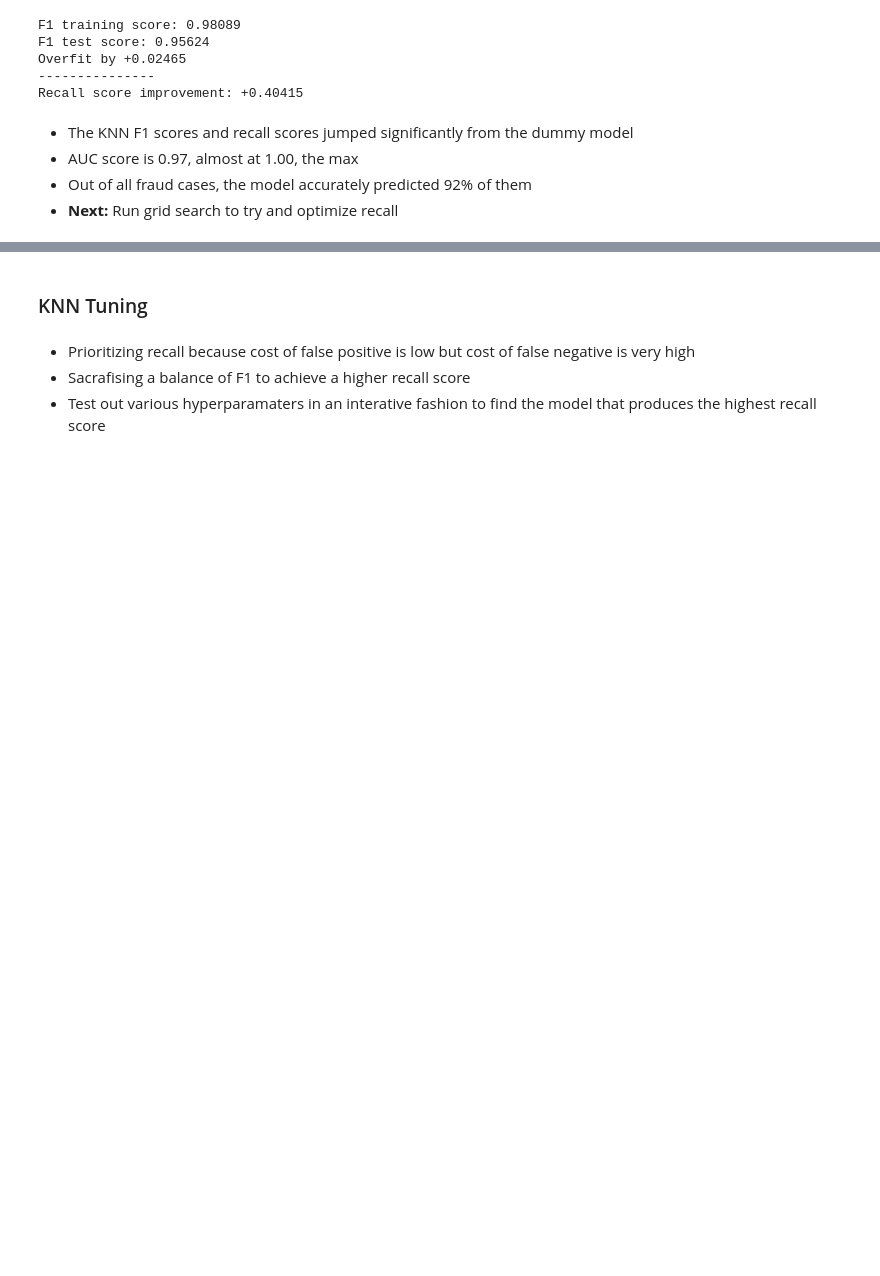
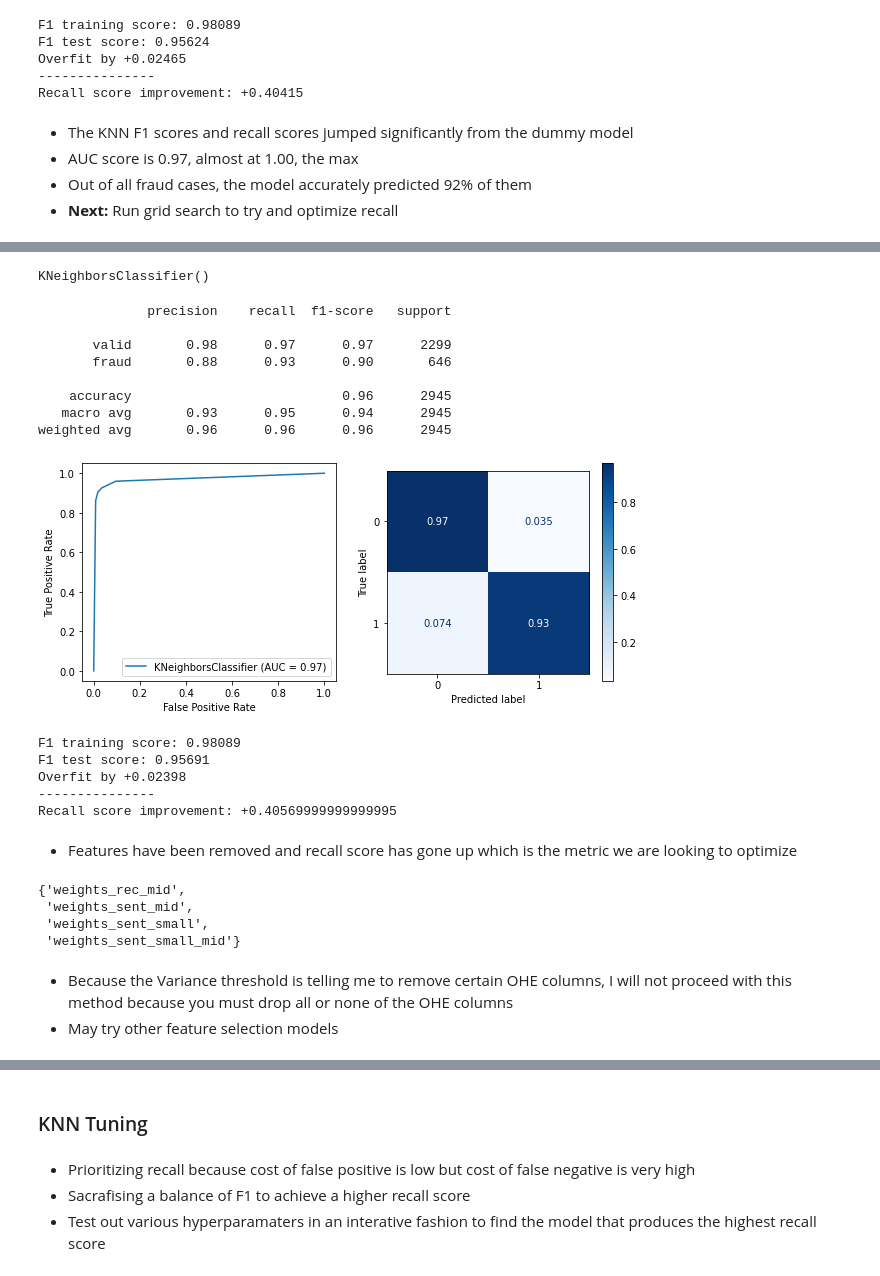
Before and after one commit to kuninethan95/OSEMN, a Jupyter notebook: index_OSEMN.ipynb, the cells around one changed output, grey strips where cells are left out. Cells and saved outputs as stored; diff of their text form; code cells hidden in the pictures; blank space fills up the shorter version.

```diff
--- a/index_OSEMN.ipynb
+++ b/index_OSEMN.ipynb
@@ -1244,0 +1349,40 @@ Recall score improvement: +0.40415
+# %%
+# Manipulate DF to include new columns after feature selection
+
+X_train_sel = X_train_sm.loc[:,keep_features]
+X_test_sel = X_test_s.loc[:,keep_features]
+# %%
+# Fit model with new columns
+
+knn_clf.fit(X_train_sel, y_train_sm)
+# %% [output]
+KNeighborsClassifier()
+# %%
+evaluate_model(knn_clf, X_train_sel, X_test_sel, y_train_sm, y_test)
+# %% [output]
+              precision    recall  f1-score   support
+
+       valid       0.98      0.97      0.97      2299
+       fraud       0.88      0.93      0.90       646
+
+    accuracy                           0.96      2945
+   macro avg       0.93      0.95      0.94      2945
+weighted avg       0.96      0.96      0.96      2945
+[figure, added]
+F1 training score: 0.98089
+F1 test score: 0.95691
+Overfit by +0.02398
+---------------
+Recall score improvement: +0.40569999999999995
+# %% [markdown]
+- Features have been removed and recall score has gone up which is the metric we are looking to optimize
+# %%
+set(X_train_sm.columns).difference(set(X_train_sel))
+# %% [output]
+{'weights_rec_mid',
+ 'weights_sent_mid',
+ 'weights_sent_small',
+ 'weights_sent_small_mid'}
+# %% [markdown]
+- Because the Variance threshold is telling me to remove certain OHE columns, I will not proceed with this method because you must drop all or none of the OHE columns
+- May try other feature selection models
```
Also changed, not shown: parts of 33 cells of this notebook.
